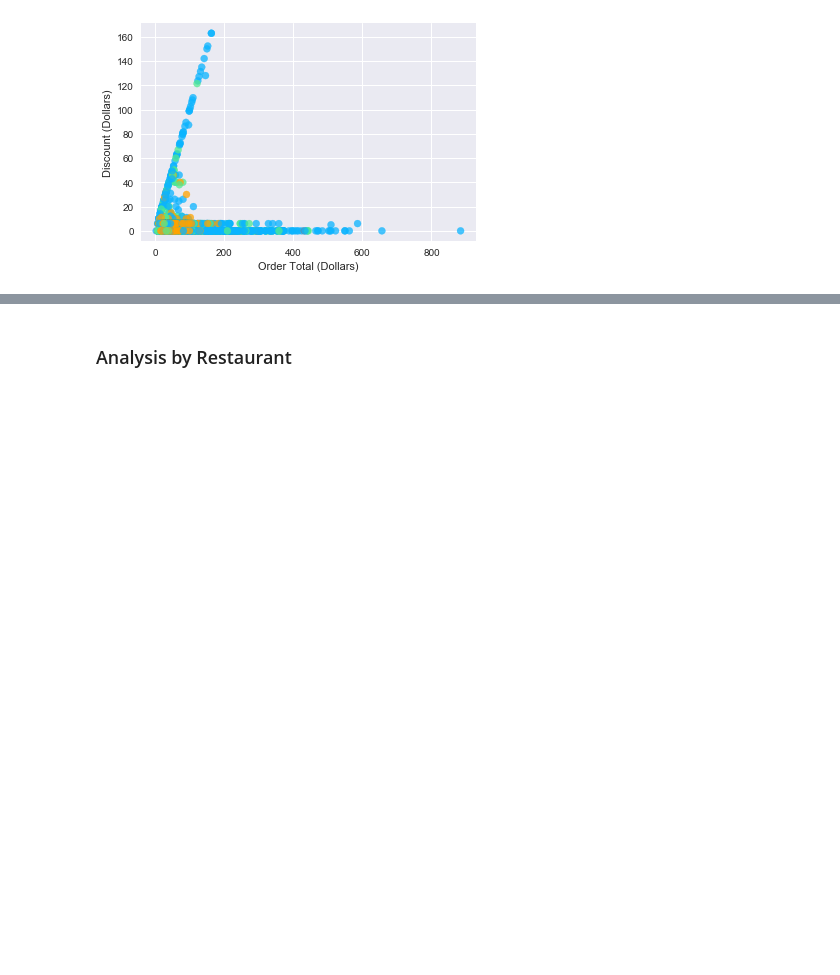
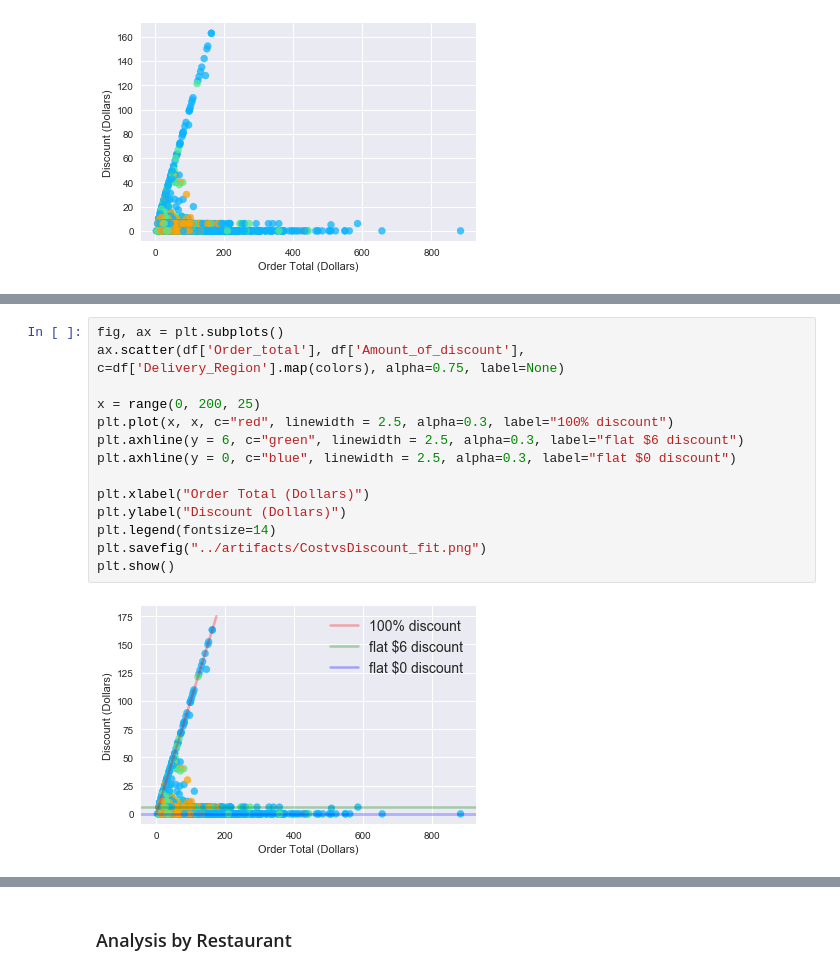
Before and after one commit to toestie/fooddelivery-dataset, a Jupyter notebook: notebooks/analysis.ipynb, the cells around one changed output, grey strips where cells are left out. Drawn from its saved outputs; the diff is of its cells as text; blank space fills up the shorter version.

```diff
--- a/notebooks/analysis.ipynb
+++ b/notebooks/analysis.ipynb
@@ -268,3 +296,19 @@ plt.show()
+# %%
+fig, ax = plt.subplots()
+ax.scatter(df['Order_total'], df['Amount_of_discount'], c=df['Delivery_Region'].map(colors), alpha=0.75, label=None)
+
+x = range(0, 200, 25)
+plt.plot(x, x, c="red", linewidth = 2.5, alpha=0.3, label="100% discount")
+plt.axhline(y = 6, c="green", linewidth = 2.5, alpha=0.3, label="flat $6 discount")
+plt.axhline(y = 0, c="blue", linewidth = 2.5, alpha=0.3, label="flat $0 discount")
+
+plt.xlabel("Order Total (Dollars)")
+plt.ylabel("Discount (Dollars)")
+plt.legend(fontsize=14)
+plt.savefig("../artifacts/CostvsDiscount_fit.png")
+plt.show()
+# %% [output]
+[figure, added]
 # %%
 fig, ax = plt.subplots()
 ax.scatter(df['Order_total'], df['Amount_of_tip'], c=df['Delivery_Region'].map(colors), alpha=0.75)
```
Also changed, not shown: parts of 16 cells of this notebook, 5 other files.
